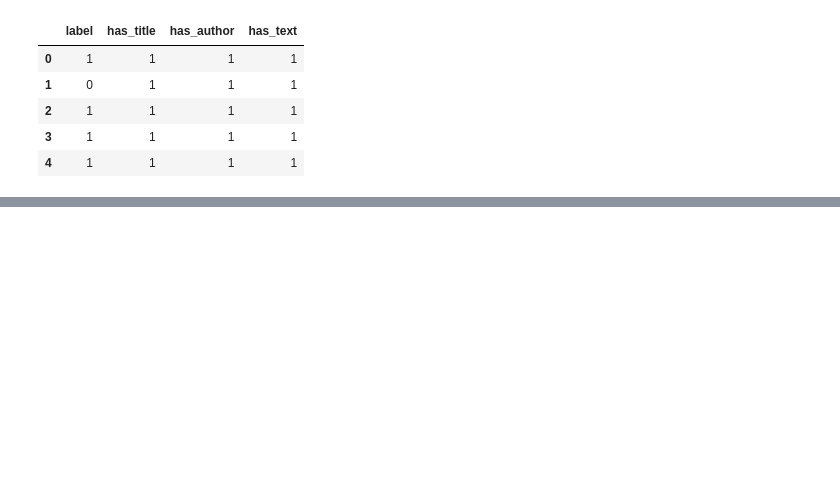
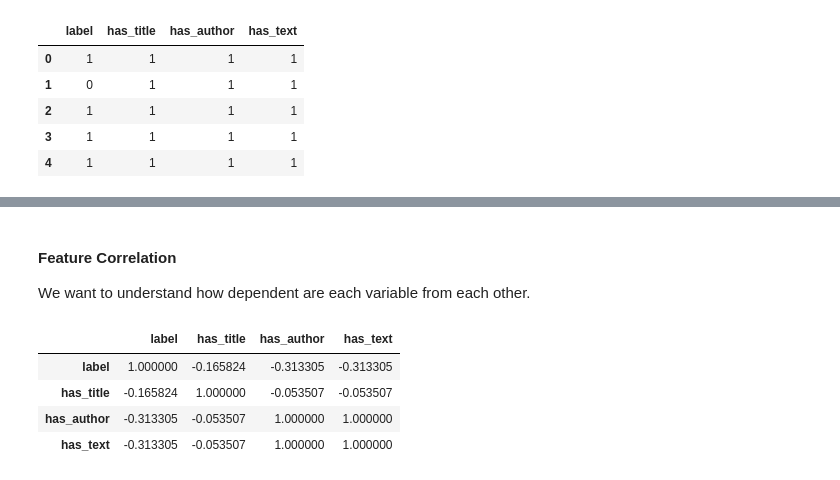
Before and after one commit to Maria-Inigo/Fake-News, a Jupyter notebook: main.ipynb, the cells around one changed output, grey strips where cells are left out. Saved outputs shown, nothing was run; the diff lists cells and outputs as text; code cells hidden in the pictures; blank space fills up the shorter version.

```diff
--- a/main.ipynb
+++ b/main.ipynb
@@ -114,0 +171,13 @@ final_df_train.head()
+# %% [markdown]
+#### Feature Correlation <a class="anchor" id="bullet-1-2-3"></a>
+
+We want to understand how dependent are each variable from each other.
+# %%
+corr = final_df_train.corr()
+corr
+# %% [output]
+|  | label | has_title | has_author | has_text |
+| label | 1.000000 | -0.165824 | -0.313305 | -0.313305 |
+| has_title | -0.165824 | 1.000000 | -0.053507 | -0.053507 |
+| has_author | -0.313305 | -0.053507 | 1.000000 | 1.000000 |
+| has_text | -0.313305 | -0.053507 | 1.000000 | 1.000000 |
```
Also changed, not shown: parts of 30 cells of this notebook.
